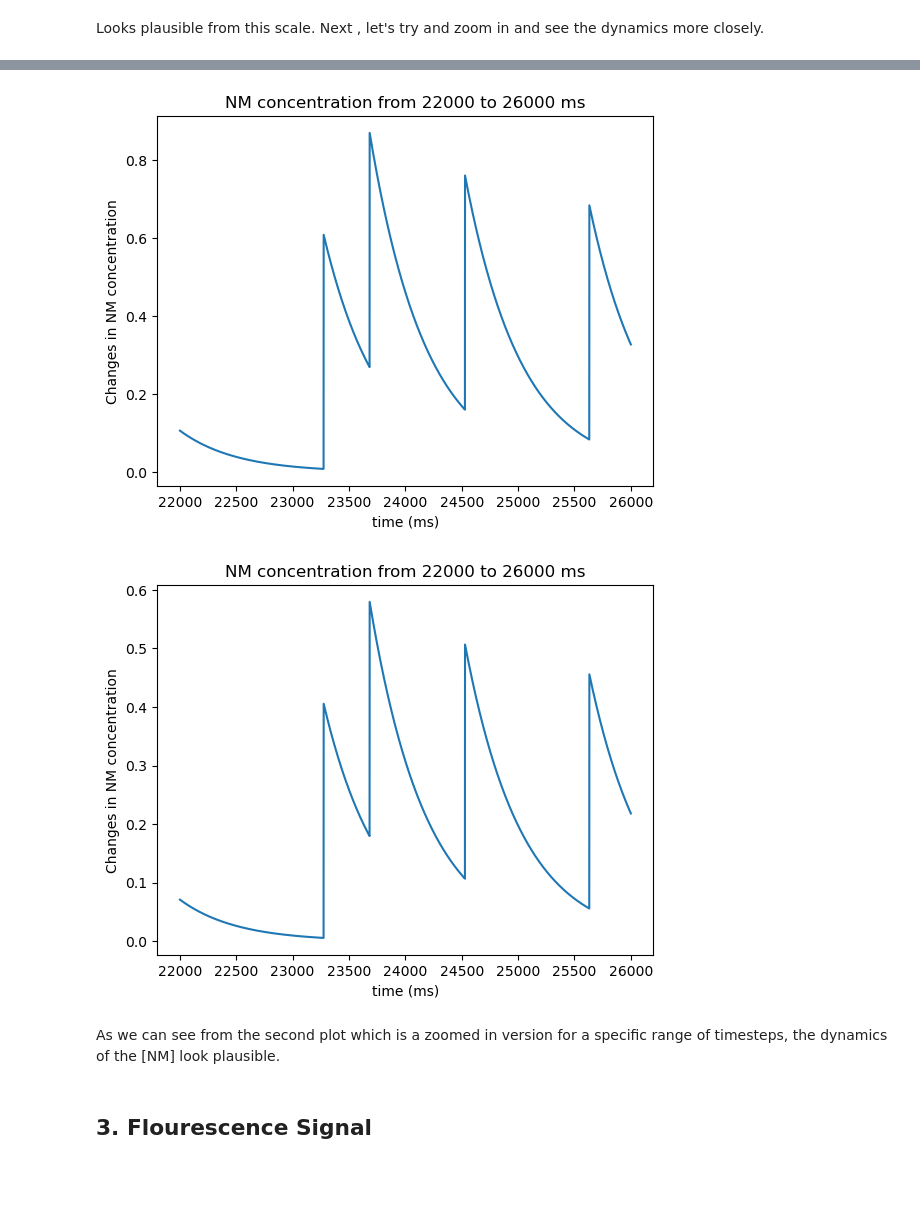
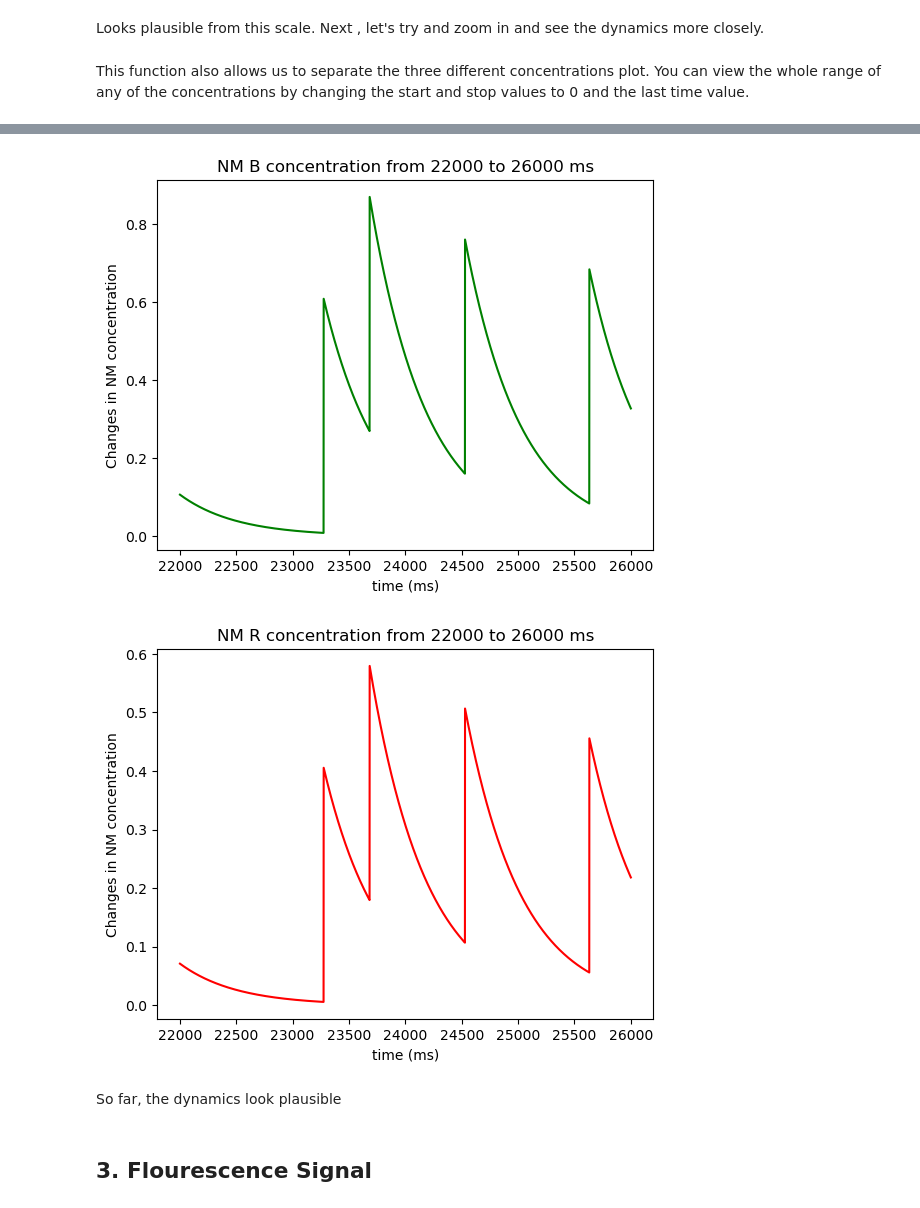
Before and after one commit to BrianNGitahi/NM-Imaging, a Jupyter notebook: Simulation.ipynb, the cells around one changed output, grey strips where cells are left out. Cells and saved outputs as stored; diff of their text form; code cells hidden in the pictures; blank space fills up the shorter version.

```diff
--- a/Simulation.ipynb
+++ b/Simulation.ipynb
@@ -201,7 +221,7 @@ Next , let's try and zoom in and see the dynamics more closely.
 # %%
 # Takes in the 1st and last timebins that will be the bounds of the plot
 # Produces a plot within those timesteps
-def plot_nm_conc(nm,start,stop):
+def plot_nm_conc(nm,start,stop,colour='b', plotlabel = ''):
 
     # define the timesteps to plot the [NM]
     timesteps = stop - start + 1
@@ -211,18 +231,19 @@ def plot_nm_conc(nm,start,stop):
     nm_section = nm[start:stop+1]
 
     # plot the [NM]
-    plt.plot(t,nm_section)
+    plt.plot(t,nm_section, color=colour, label=plotlabel)
     plt.xlabel('time (ms)')
     plt.ylabel('Changes in NM concentration')
-    plt.title('NM concentration from {} to {} ms'.format(start,stop))
+    plt.title('NM {} concentration from {} to {} ms'.format(plotlabel, start,stop))
     plt.show()
 
     #BONUS: plot the neuron activity correspoding to this time interval
     # right above the nm_conc plot
-
-    # FIND WAY TO PLOT ALL OF THEM ON THE SAME AXIS
+# %% [markdown]
+This function also allows us to separate the three different concentrations plot. You can view the whole range of any of the concentrations by changing the start and stop values to 0 and the last time value.
 # %%
+# Call the function on the different concentrations and change their start/stop values
 plot_nm_conc(nm_conc, start = 22000,stop = 26000)
-plot_nm_conc(nm_b_conc, start = 22000,stop = 26000)
-plot_nm_conc(nm_r_conc, start = 22000,stop = 26000)
+plot_nm_conc(nm_b_conc, start = 22000,stop = 26000, colour='g', plotlabel='B')
+plot_nm_conc(nm_r_conc, start = 22000,stop = 26000, colour='r', plotlabel='R')
 # %% [output]
@@ -230,7 +251,7 @@ plot_nm_conc(nm_r_conc, start = 22000,stop = 26000)
-[figure, old version]
+[figure, new version]
-[figure, old version]
+[figure, new version]
-# %% [markdown]
-As we can see from the second plot which is a zoomed in version for a specific range of timesteps, the dynamics of the [NM] look plausible.
+# %% [markdown]
+So far, the dynamics look plausible
 # %% [markdown]
 ## 3. Flourescence Signal
 # %% [markdown]
```
Also changed, not shown: parts of 8 cells of this notebook.
